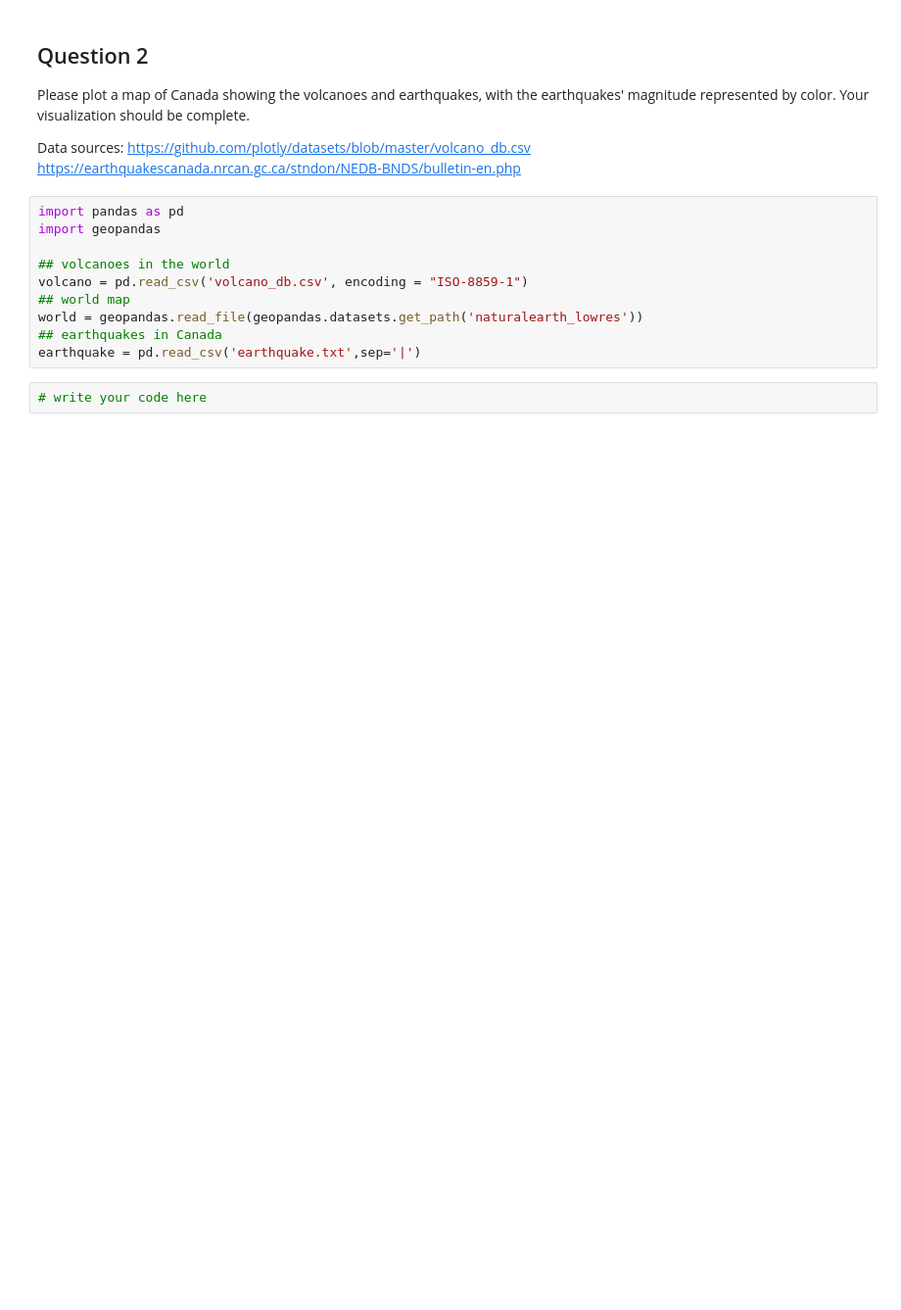
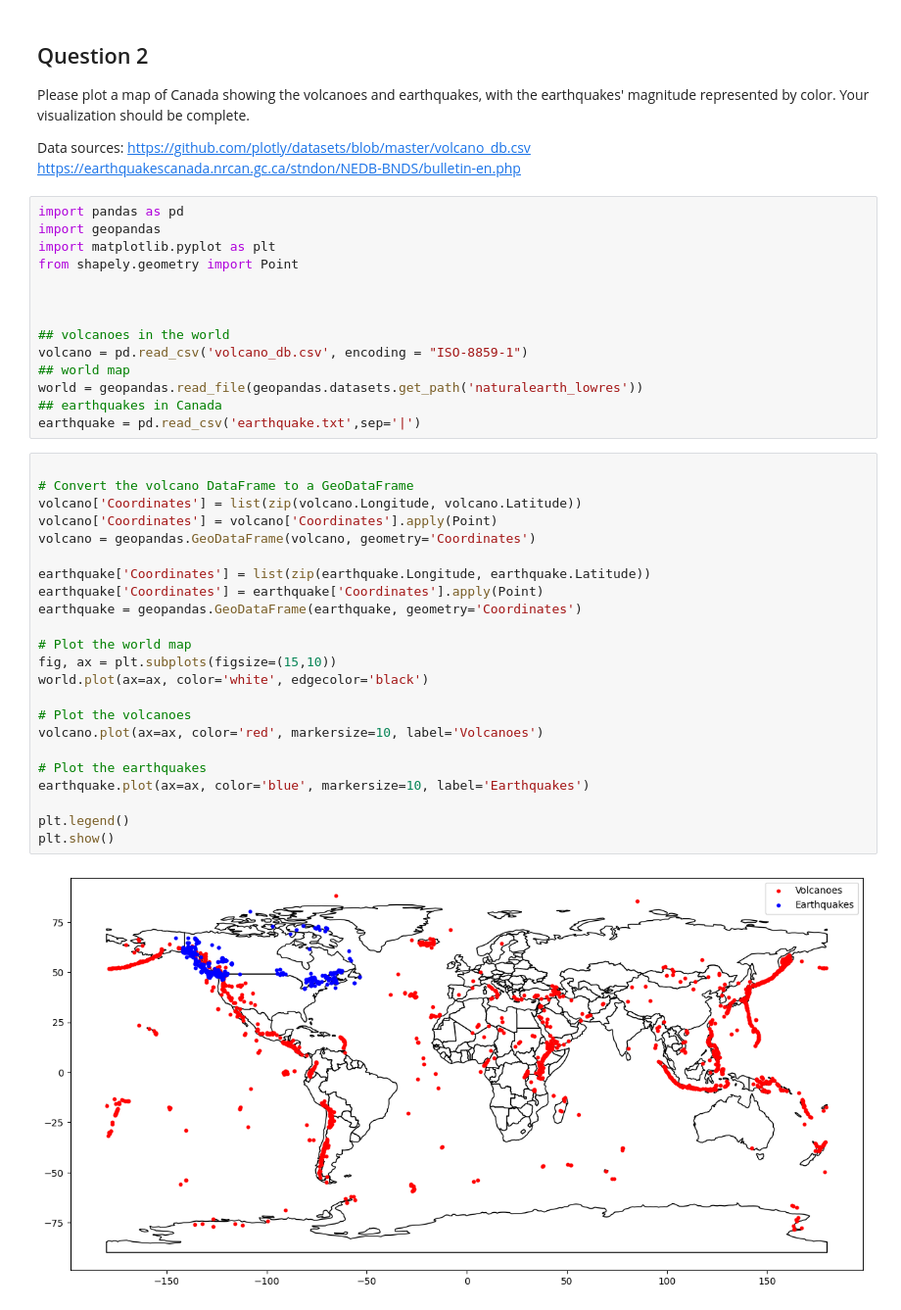
Before and after one commit to steventohme/CP321, a Jupyter notebook: Assignment 2/A2.ipynb, the cells around one changed output. Shown: that part at 98% size. Drawn from its saved outputs; the diff is of its cells as text; blank space fills up the shorter version.

```diff
--- a/Assignment 2/A2.ipynb
+++ b/Assignment 2/A2.ipynb
@@ -51,6 +53,10 @@ https://earthquakescanada.nrcan.gc.ca/stndon/NEDB-BNDS/bulletin-en.php
 # %%
 import pandas as pd
 import geopandas
+import matplotlib.pyplot as plt
+from shapely.geometry import Point
+
+
 
 ## volcanoes in the world
 volcano = pd.read_csv('volcano_db.csv', encoding = "ISO-8859-1")
@@ -59,4 +65,27 @@ world = geopandas.read_file(geopandas.datasets.get_path('naturalearth_lowres'))
 ## earthquakes in Canada
 earthquake = pd.read_csv('earthquake.txt',sep='|')
 # %%
-# write your code here
+
+# Convert the volcano DataFrame to a GeoDataFrame
+volcano['Coordinates'] = list(zip(volcano.Longitude, volcano.Latitude))
+volcano['Coordinates'] = volcano['Coordinates'].apply(Point)
+volcano = geopandas.GeoDataFrame(volcano, geometry='Coordinates')
+
+earthquake['Coordinates'] = list(zip(earthquake.Longitude, earthquake.Latitude))
+earthquake['Coordinates'] = earthquake['Coordinates'].apply(Point)
+earthquake = geopandas.GeoDataFrame(earthquake, geometry='Coordinates')
+
+# Plot the world map
+fig, ax = plt.subplots(figsize=(15,10))
+world.plot(ax=ax, color='white', edgecolor='black')
+
+# Plot the volcanoes
+volcano.plot(ax=ax, color='red', markersize=10, label='Volcanoes')
+
+# Plot the earthquakes
+earthquake.plot(ax=ax, color='blue', markersize=10, label='Earthquakes')
+
+plt.legend()
+plt.show()
+# %% [output]
+[figure, added]
```
Also changed, not shown: parts of 2 cells of this notebook.
